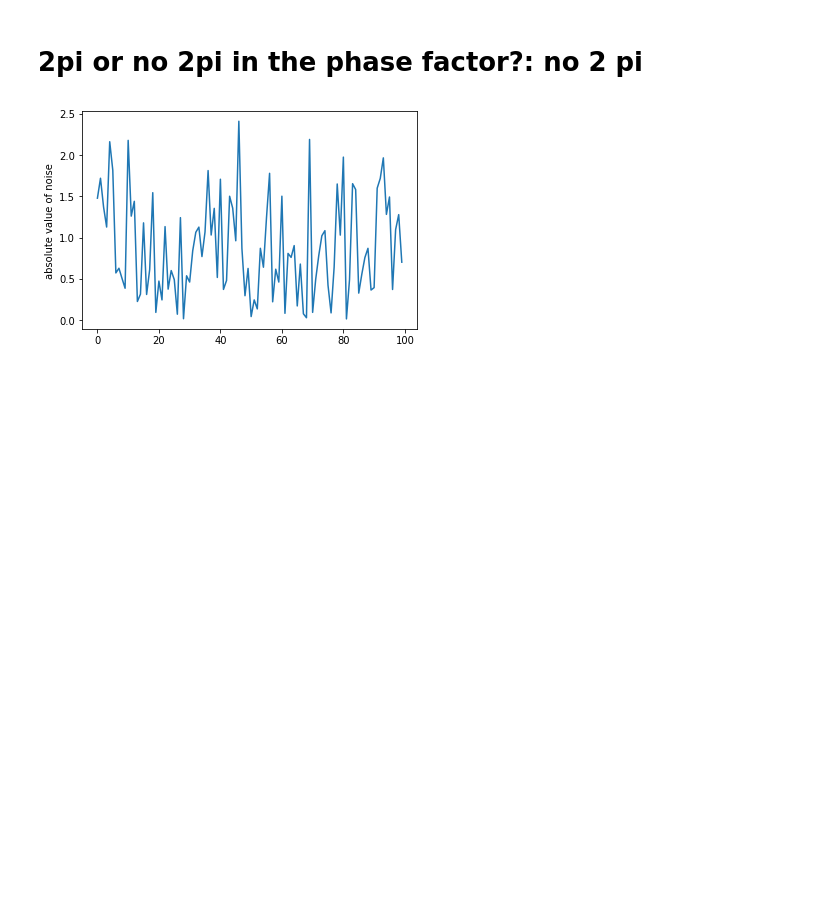
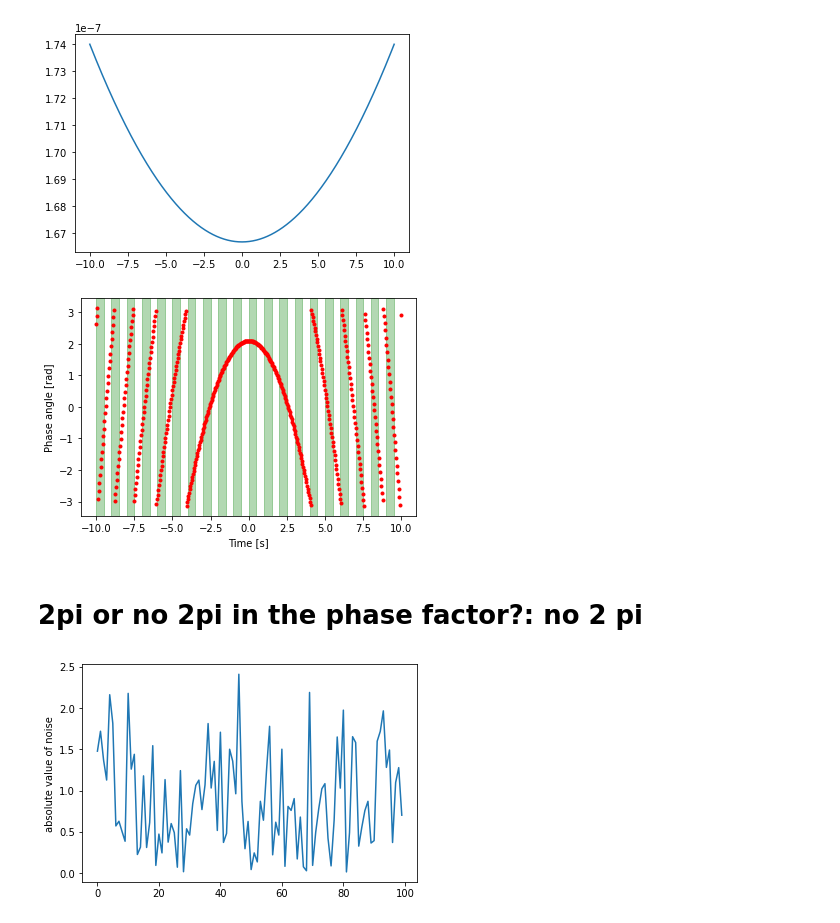
Before and after one commit to WrightLaboratory/DigitalNoiseSource, a Jupyter notebook: notebooks/LBN_phasejitter_exploration.ipynb, the cells around one changed output. Drawn from its saved outputs; the diff is of its cells as text; code cells hidden in the pictures; blank space fills up the shorter version.

Commit message:
checking phase wrapping

```diff
--- a/notebooks/LBN_phasejitter_exploration.ipynb
+++ b/notebooks/LBN_phasejitter_exploration.ipynb
@@ -32,3 +34,43 @@ def Gauss(x,a,x0,sigma,k):
+# %%
+freq = 670E6
+cable_length = 0#90 #m
+drone_x = np.arange(-15,15,0.001) # m
+drone_h = 50
+drone_speed = 1.5 #mps
+secs = drone_x/drone_speed
+flight_dist = np.sqrt(drone_x**2 + drone_h**2)
+flight_delay = (cable_length + flight_dist)/3E8
+
+# make this correspond to time
+times = drone_x/drone_speed
+
+plt.plot(times,flight_delay)
+plt.show()
+
+# now turn flight delay into phase
+phase = -1.j*flight_delay*freq*2*np.pi
+sig = np.exp(phase)
+angle_sig = np.angle(sig)
+
+
+# sample
+nsamps = int((times[-1] - times[0])/42E-3)
+samples = times[0] + 42E-3*np.arange(nsamps) # 42ms cadence data
+
+sampled_sig_func = scipy.interpolate.interp1d(times,angle_sig)
+sampled_sig = sampled_sig_func(samples)
+
+
+#plt.plot(times,angle_sig)
+plt.plot(samples,sampled_sig,'r.')
+for i in np.arange(times[0],times[-1],1):
+    plt.axvspan(i, i+0.5,color='green',alpha=0.3)
+plt.xlabel('Time [s]')
+plt.ylabel('Phase angle [rad]')
+plt.show()
+# %% [output]
+[figure, added]
+[figure, added]
 # %% [markdown]
 # 2pi or no 2pi in the phase factor?: no 2 pi
 # %%
```
Also changed, not shown: parts of 2 cells of this notebook.
